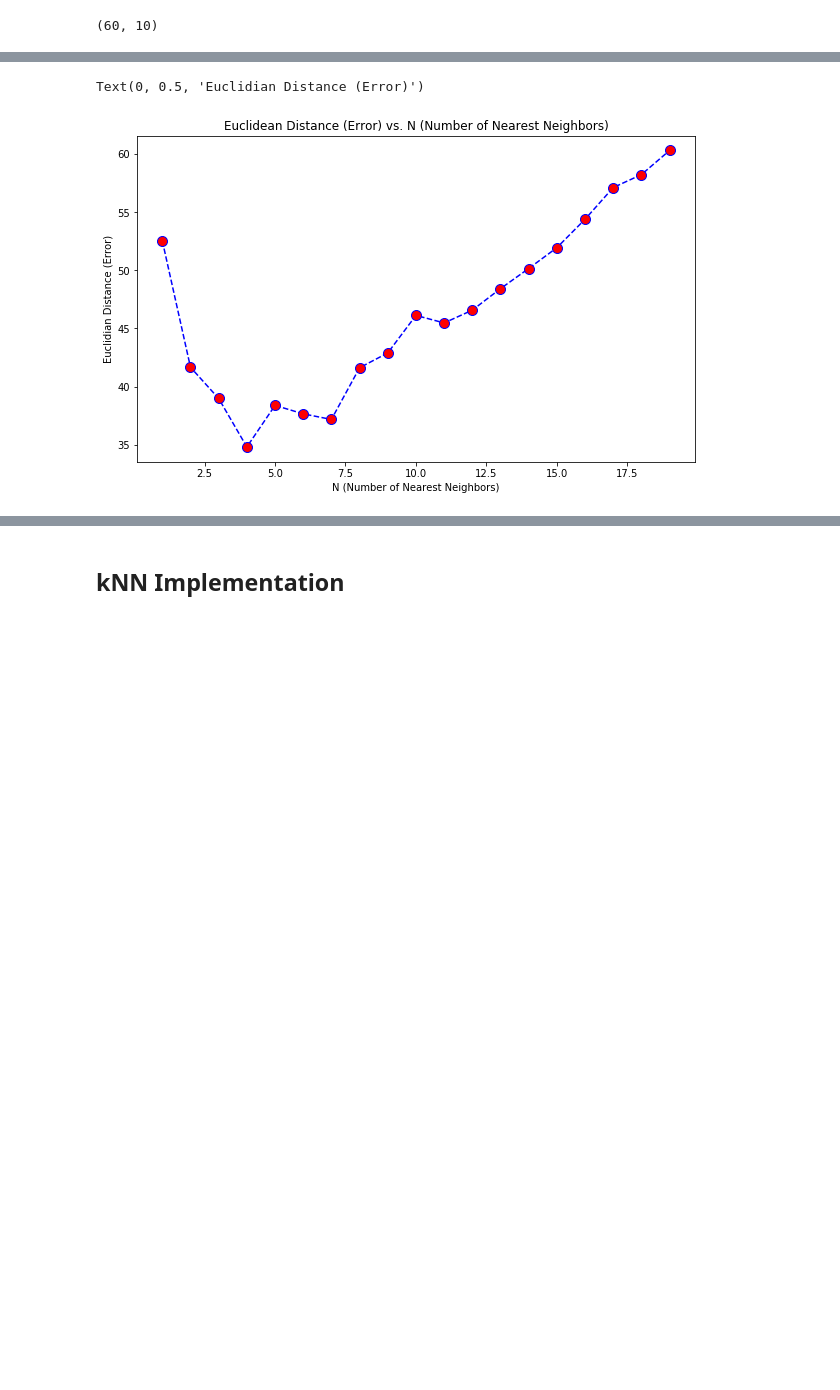
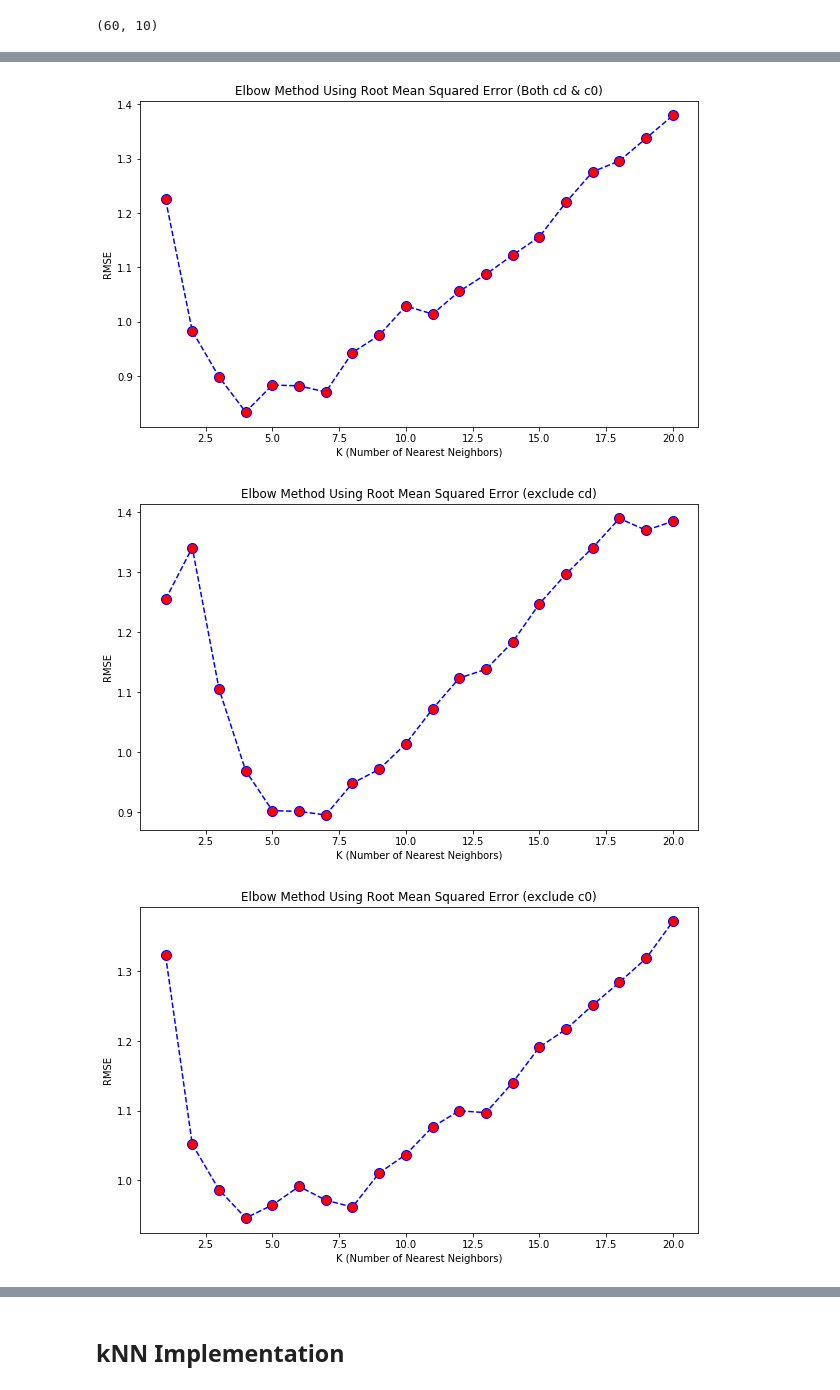
Before and after one commit to anguyen-07/Indoor-Positioning-Systems, a Jupyter notebook: QTW+CaseStudy1_IPS.ipynb, the cells around one changed output, grey strips where cells are left out. Drawn from its saved outputs; the diff is of its cells as text; code cells hidden in the pictures; blank space fills up the shorter version.

Commit message:
Implemented kNN-Regressor

```diff
--- a/QTW+CaseStudy1_IPS.ipynb
+++ b/QTW+CaseStudy1_IPS.ipynb
@@ -241,11 +239,44 @@ for i in range(1,20):
+# %%
+from sklearn.neighbors import KNeighborsRegressor
+from sklearn.metrics import mean_squared_error
+from math import sqrt
+
+rmse_both = []
+rmse_c0 = []
+rmse_cd = []
+i = 0
+for counter, validate in enumerate(validation):
+    for k in range(1,21):
+        # Initialize kNN-Regressor
+        knn = KNeighborsRegressor(n_neighbors=k)
+        # Fit model to training data
+        knn.fit(validate[0], validate[2])
+        # Predict
+        pred = knn.predict(validate[1])
+        if counter == 0:
+            rmse_both.append(sqrt(mean_squared_error(validate[3],pred)))
+        elif counter == 1:
+            rmse_c0.append(sqrt(mean_squared_error(validate[3],pred)))
+        elif counter == 2:
+            rmse_cd.append(sqrt(mean_squared_error(validate[3],pred)))
+
+        #rmse_c0.append(sqrt(mean_squared_error(y_c0_test,pred_c0)))
+        #rmse_cd.append(sqrt(mean_squared_error(y_cd_test,pred_cd)))
 # %%
 import matplotlib.pyplot as plt
 
-plt.figure(figsize=(10,6))
-plt.plot(range(1,20), error, color='blue', linestyle='dashed', marker='o', markerfacecolor='red', markersize=10)
-plt.title('Euclidean Distance (Error) vs. N (Number of Nearest Neighbors)')
-plt.xlabel('N (Number of Nearest Neighbors)')
-plt.ylabel('Euclidian Distance (Error)')
+for counter, rmse in enumerate([rmse_both, rmse_c0, rmse_cd]):
+    plt.figure(figsize=(10,6))
+    plt.plot(range(1,21), rmse, color='blue', linestyle='dashed', marker='o', markerfacecolor='red', markersize=10)
+    plt.xlabel('K (Number of Nearest Neighbors)')
+    plt.ylabel('RMSE')
+    if counter == 0:
+        plt.title('Elbow Method Using Root Mean Squared Error (Both cd & c0)')
+    elif counter == 1:
+        plt.title('Elbow Method Using Root Mean Squared Error (exclude cd)')
+    elif counter == 2:
+        plt.title('Elbow Method Using Root Mean Squared Error (exclude c0)')
 # %% [output]
-Text(0, 0.5, 'Euclidian Distance (Error)')
-[figure, old version]
+[figure, new version]
+[figure, added]
+[figure, added]
```
Also changed, not shown: parts of 13 cells of this notebook.
